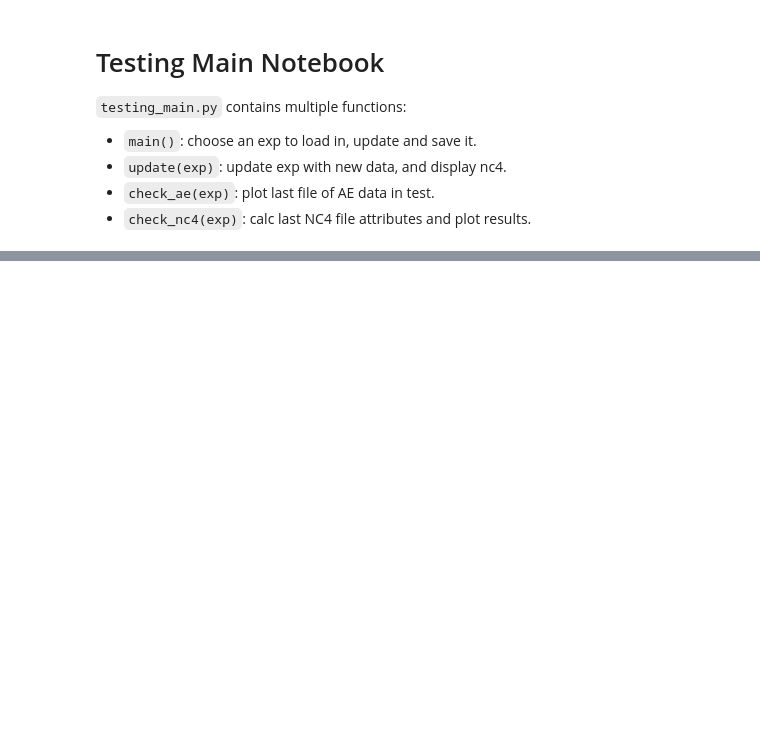
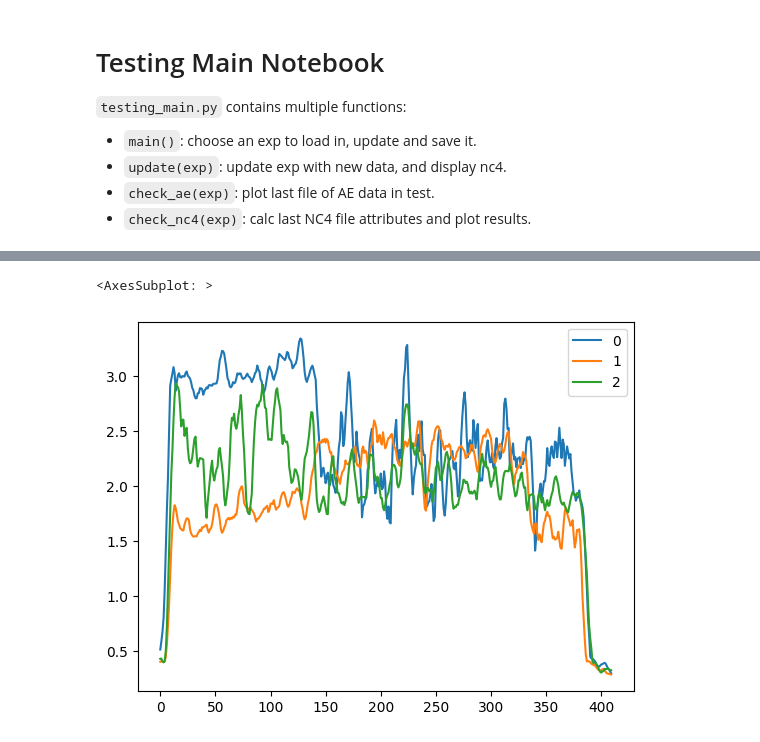
Before and after one commit to TomJessel/PhD-DCB_Grinding, a Jupyter notebook: testing.ipynb, the cells around one changed output, grey strips where cells are left out. Cells and saved outputs as stored; diff of their text form; code cells hidden in the pictures; blank space fills up the shorter version.

```diff
--- a/testing.ipynb
+++ b/testing.ipynb
@@ -45,0 +45,5 @@ f = exp.nc4.plot_xy()
+# %%
+rms.data.plot()
+# %% [output]
+<AxesSubplot: >
+[figure, added]
```
Also changed, not shown: parts of 6 cells of this notebook, 2 other files.
